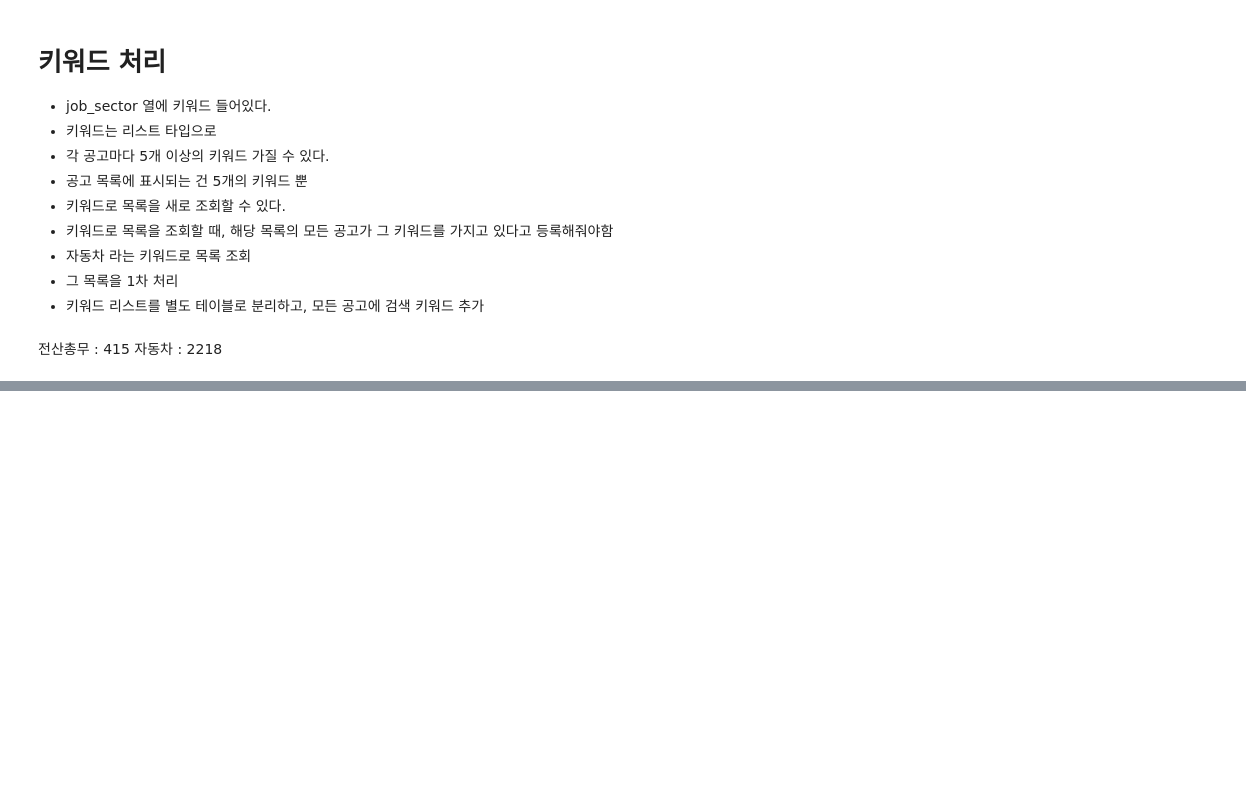
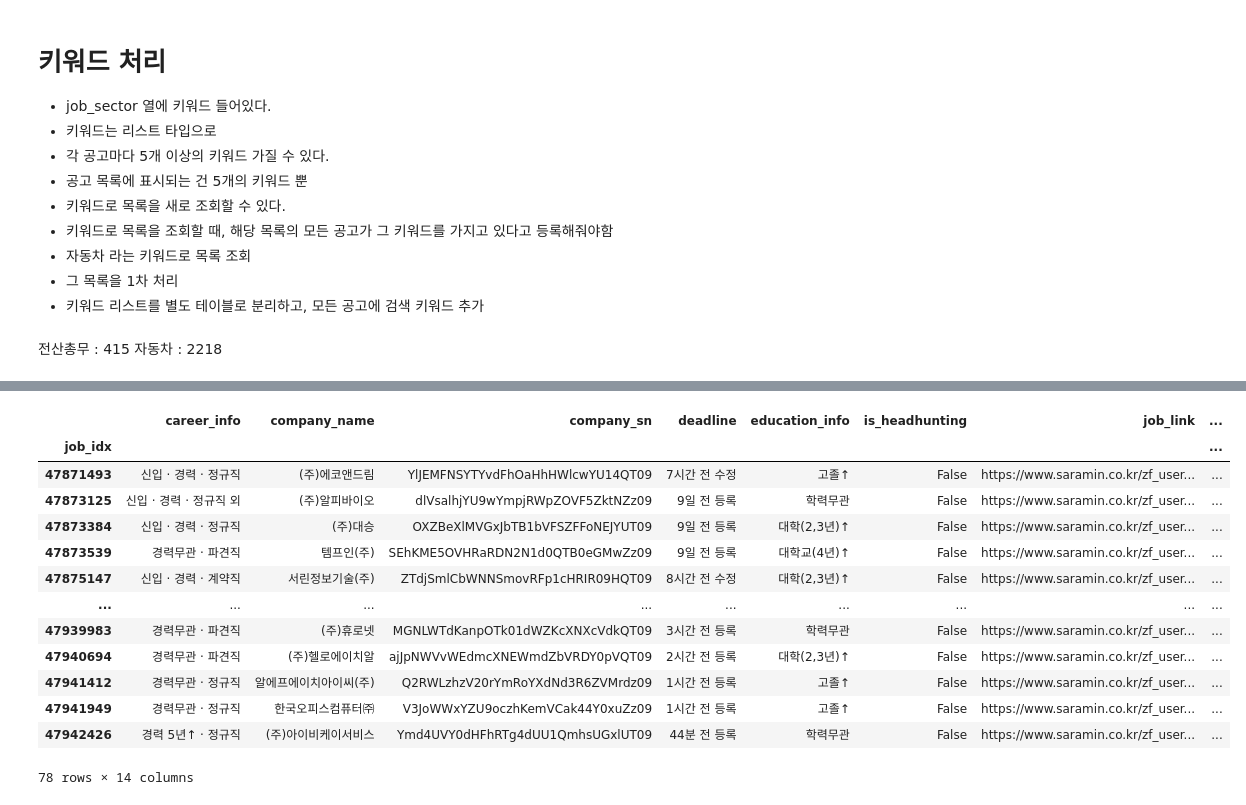
Before and after one commit to soljeong/recruit-scraper, a Jupyter notebook: scrape_rec.ipynb, the cells around one changed output, grey strips where cells are left out. Cells and saved outputs as stored; diff of their text form; code cells hidden in the pictures; blank space fills up the shorter version.

```diff
--- a/scrape_rec.ipynb
+++ b/scrape_rec.ipynb
@@ -134,0 +208,36 @@ Length: 4911, dtype: int64
+# %%
+# 필터링할 키워드 리스트
+keywords = ['전산총무', 'IT개발·데이터']
+
+# 각 job_idx에 대해 필요한 키워드가 모두 포함되어 있는지 확인
+def check_keywords(group):
+    sectors = set(group['job_sectors'])
+    return all(keyword in sectors for keyword in keywords)
+
+# 'job_idx'로 그룹화하고, 각 그룹에 대해 check_keywords 함수를 적용하여 필터링
+filtered_job_idxs = df_key.groupby('job_idx').filter(check_keywords)
+
+filtered_job_idxs
+
+# 각 그룹별로 job_sector를 리스트로 변환
+s_idx = filtered_job_idxs.groupby('job_idx').apply(lambda group: list(group['job_sectors']))
+
+df_job_filtered = df_combined.loc[s_idx.index]
+df_job_filtered['job_sectors'] = s_idx.values
+# %%
+df_job_filtered
+# %% [output]
+|  | career_info | company_name | company_sn | deadline | education_info | is_headhunting | job_link | ... |
+| job_idx |  |  |  |  |  |  |  | ... |
+| 47871493 | 신입 · 경력 · 정규직 | (주)에코앤드림 | YlJEMFNSYTYvdFhOaHhHWlcwYU14QT09 | 7시간 전 수정 | 고졸↑ | False | https://www.saramin.co.kr/zf_user... | ... |
+| 47873125 | 신입 · 경력 · 정규직 외 | (주)알피바이오 | dlVsalhjYU9wYmpjRWpZOVF5ZktNZz09 | 9일 전 등록 | 학력무관 | False | https://www.saramin.co.kr/zf_user... | ... |
+| 47873384 | 신입 · 경력 · 정규직 | (주)대승 | OXZBeXlMVGxJbTB1bVFSZFFoNEJYUT09 | 9일 전 등록 | 대학(2,3년)↑ | False | https://www.saramin.co.kr/zf_user... | ... |
+| 47873539 | 경력무관 · 파견직 | 템프인(주) | SEhKME5OVHRaRDN2N1d0QTB0eGMwZz09 | 9일 전 등록 | 대학교(4년)↑ | False | https://www.saramin.co.kr/zf_user... | ... |
+| 47875147 | 신입 · 경력 · 계약직 | 서린정보기술(주) | ZTdjSmlCbWNNSmovRFp1cHRIR09HQT09 | 8시간 전 수정 | 대학(2,3년)↑ | False | https://www.saramin.co.kr/zf_user... | ... |
+| ... | ... | ... | ... | ... | ... | ... | ... | ... |
+| 47939983 | 경력무관 · 파견직 | (주)휴로넷 | MGNLWTdKanpOTk01dWZKcXNXcVdkQT09 | 3시간 전 등록 | 학력무관 | False | https://www.saramin.co.kr/zf_user... | ... |
+| 47940694 | 경력무관 · 파견직 | (주)헬로에이치알 | ajJpNWVvWEdmcXNEWmdZbVRDY0pVQT09 | 2시간 전 등록 | 대학(2,3년)↑ | False | https://www.saramin.co.kr/zf_user... | ... |
+| 47941412 | 경력무관 · 정규직 | 알에프에이치아이씨(주) | Q2RWLzhzV20rYmRoYXdNd3R6ZVMrdz09 | 1시간 전 등록 | 고졸↑ | False | https://www.saramin.co.kr/zf_user... | ... |
+| 47941949 | 경력무관 · 정규직 | 한국오피스컴퓨터㈜ | V3JoWWxYZU9oczhKemVCak44Y0xuZz09 | 1시간 전 등록 | 고졸↑ | False | https://www.saramin.co.kr/zf_user... | ... |
+| 47942426 | 경력 5년↑ · 정규직 | (주)아이비케이서비스 | Ymd4UVY0dHFhRTg4dUU1QmhsUGxlUT09 | 44분 전 등록 | 학력무관 | False | https://www.saramin.co.kr/zf_user... | ... |
+78 rows × 14 columns
```
Also changed, not shown: parts of 11 cells of this notebook, 1 other file.
